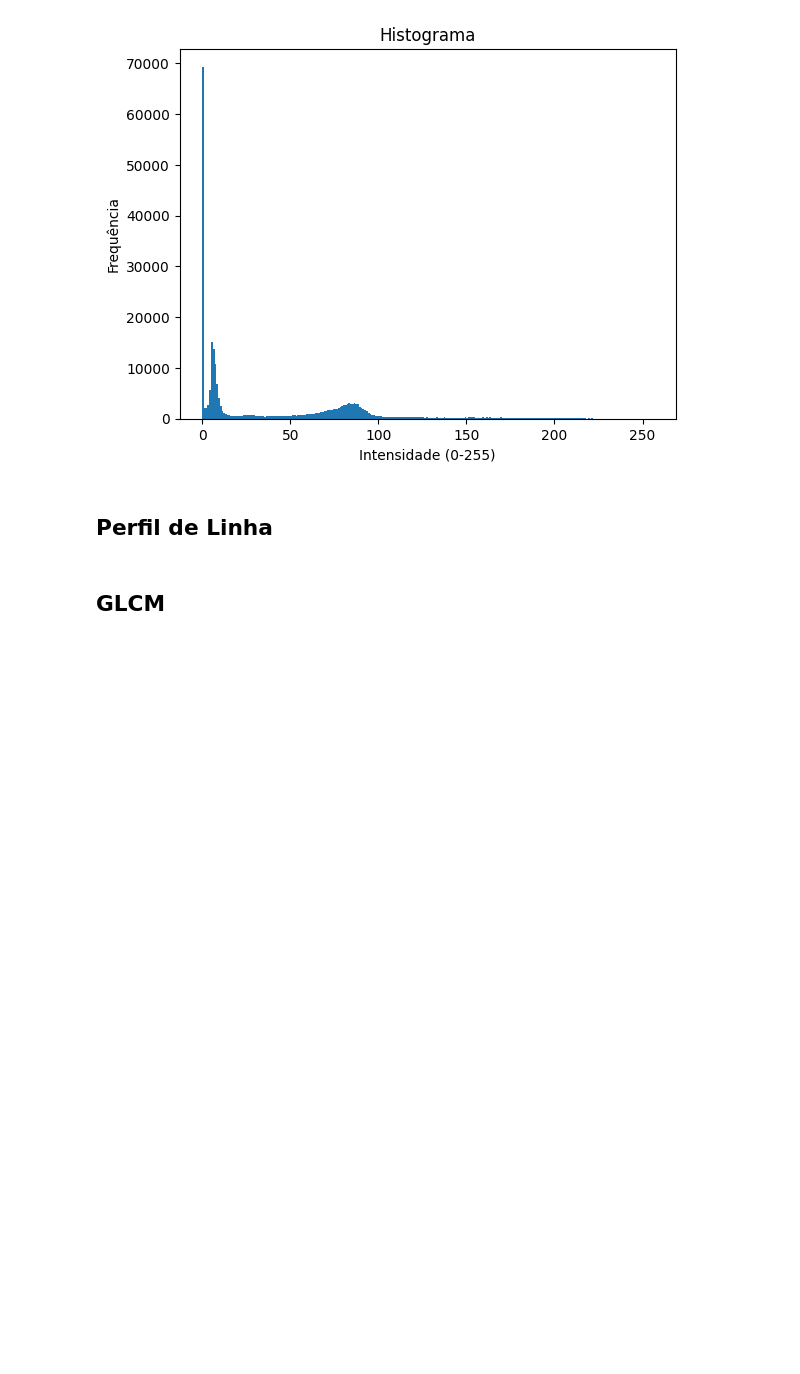
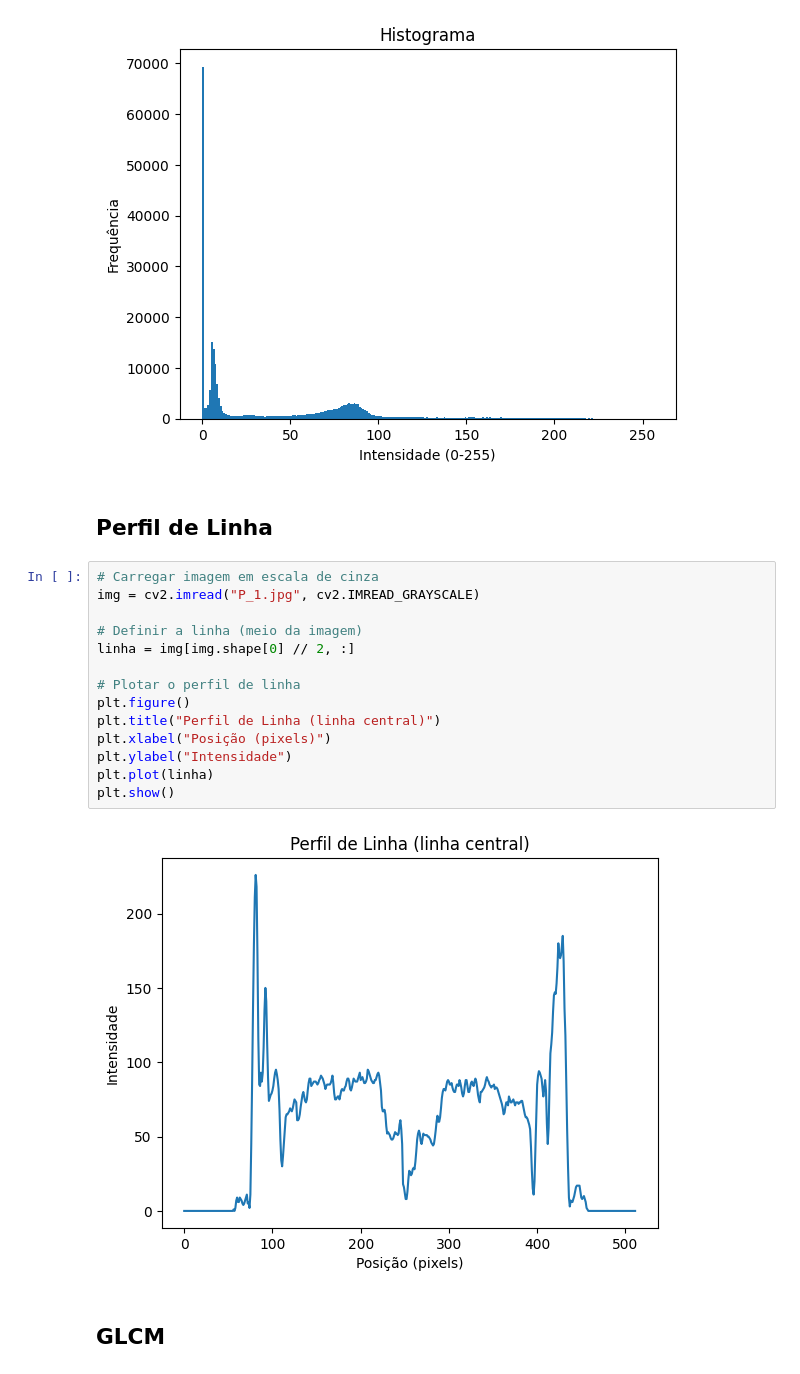
Before and after one commit to marian4cost/DeepScan, a Jupyter notebook: python-container/tecTesteAumentoContraste.ipynb, the cells around one changed output. Cells and saved outputs as stored; diff of their text form; blank space fills up the shorter version.

Commit message:
perfil de linha

```diff
--- a/python-container/tecTesteAumentoContraste.ipynb
+++ b/python-container/tecTesteAumentoContraste.ipynb
@@ -26,5 +27,21 @@ plt.show()
 [figure]
 # %% [markdown]
 ## Perfil de Linha
+# %%
+# Carregar imagem em escala de cinza
+img = cv2.imread("P_1.jpg", cv2.IMREAD_GRAYSCALE)
+
+# Definir a linha (meio da imagem)
+linha = img[img.shape[0] // 2, :]
+
+# Plotar o perfil de linha
+plt.figure()
+plt.title("Perfil de Linha (linha central)")
+plt.xlabel("Posição (pixels)")
+plt.ylabel("Intensidade")
+plt.plot(linha)
+plt.show()
+# %% [output]
+[figure, added]
 # %% [markdown]
 ## GLCM
```
Also changed, not shown: parts of 1 cell of this notebook.
